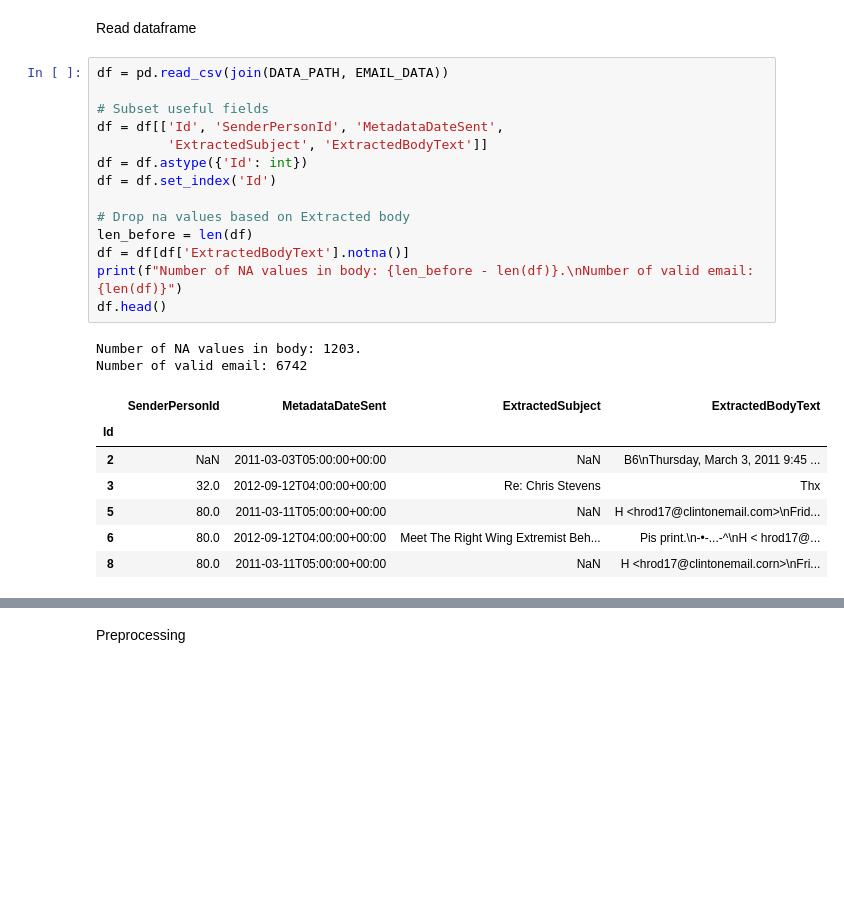
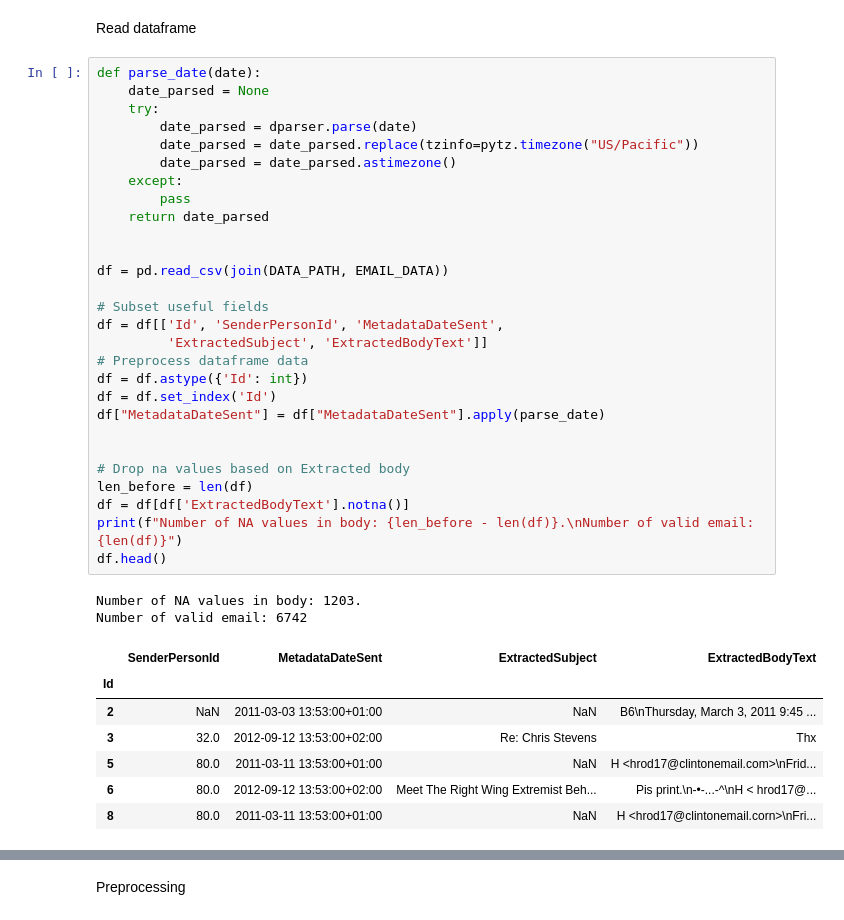
Before and after one commit to gianlucagiudice/hillary-clinton-leaked-emails, a Jupyter notebook: preprocess.ipynb, the cells around one changed output, grey strips where cells are left out. Saved outputs shown, nothing was run; the diff lists cells and outputs as text; blank space fills up the shorter version.

```diff
--- a/preprocess.ipynb
+++ b/preprocess.ipynb
@@ -13,26 +22,40 @@ EMAIL_DATA = 'Emails.csv'
 # %% [markdown]
 Read dataframe
 # %%
+def parse_date(date):
+    date_parsed = None
+    try:
+        date_parsed = dparser.parse(date)
+        date_parsed = date_parsed.replace(tzinfo=pytz.timezone("US/Pacific"))
+        date_parsed = date_parsed.astimezone()
+    except:
+        pass
+    return date_parsed
+
+
 df = pd.read_csv(join(DATA_PATH, EMAIL_DATA))
 
 # Subset useful fields
 df = df[['Id', 'SenderPersonId', 'MetadataDateSent',
          'ExtractedSubject', 'ExtractedBodyText']]
+# Preprocess dataframe data
 df = df.astype({'Id': int})
 df = df.set_index('Id')
+df["MetadataDateSent"] = df["MetadataDateSent"].apply(parse_date)
+
 
 # Drop na values based on Extracted body
 len_before = len(df)
 df = df[df['ExtractedBodyText'].notna()]
 print(f"Number of NA values in body: {len_before - len(df)}.\nNumber of valid email: {len(df)}")
 df.head()
 # %% [output]
 Number of NA values in body: 1203.
 Number of valid email: 6742
 |  | SenderPersonId | MetadataDateSent | ExtractedSubject | ExtractedBodyText |
 | Id |  |  |  |  |
-| 2 | NaN | 2011-03-03T05:00:00+00:00 | NaN | B6\nThursday, March 3, 2011 9:45 ... |
-| 3 | 32.0 | 2012-09-12T04:00:00+00:00 | Re: Chris Stevens | Thx |
-| 5 | 80.0 | 2011-03-11T05:00:00+00:00 | NaN | H <hrod17@clintonemail.com>\nFrid... |
-| 6 | 80.0 | 2012-09-12T04:00:00+00:00 | Meet The Right Wing Extremist Beh... | Pis print.\n-•-...-^\nH < hrod17@... |
-| 8 | 80.0 | 2011-03-11T05:00:00+00:00 | NaN | H <hrod17@clintonemail.corn>\nFri... |
+| 2 | NaN | 2011-03-03 13:53:00+01:00 | NaN | B6\nThursday, March 3, 2011 9:45 ... |
+| 3 | 32.0 | 2012-09-12 13:53:00+02:00 | Re: Chris Stevens | Thx |
+| 5 | 80.0 | 2011-03-11 13:53:00+01:00 | NaN | H <hrod17@clintonemail.com>\nFrid... |
+| 6 | 80.0 | 2012-09-12 13:53:00+02:00 | Meet The Right Wing Extremist Beh... | Pis print.\n-•-...-^\nH < hrod17@... |
+| 8 | 80.0 | 2011-03-11 13:53:00+01:00 | NaN | H <hrod17@clintonemail.corn>\nFri... |
```
Also changed, not shown: parts of 18 cells of this notebook.
